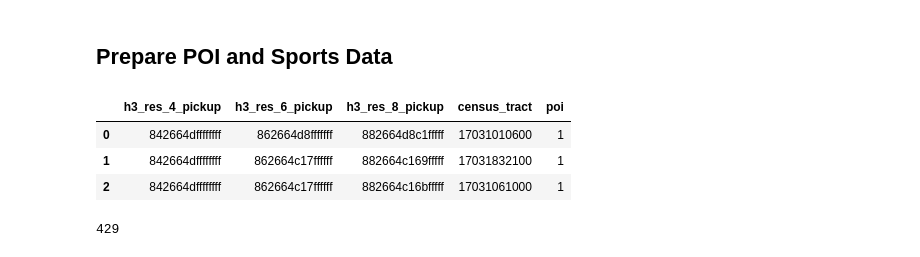
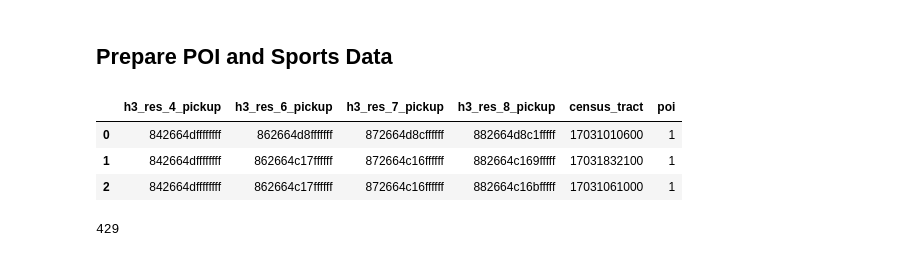
Before and after one commit to ltempfli/AAA-AIbertus-Magnus, a Jupyter notebook: tasks/01_Data_Preparation.ipynb, the cells around one changed output. Drawn from its saved outputs; the diff is of its cells as text; code cells hidden in the pictures.

```diff
--- a/tasks/01_Data_Preparation.ipynb
+++ b/tasks/01_Data_Preparation.ipynb
@@ -90,7 +70,7 @@ sports_data = pd.read_csv(r'../data/sports_data.csv',
                           index_col=None)
 # %%
 poi_data = pd.read_csv(r'../data/poi_data.csv',
-                        usecols={'h3_res_4', 'h3_res_6','h3_res_8','census_tract'},
+                        usecols={'h3_res_4', 'h3_res_6','h3_res_7','h3_res_8','census_tract'},
                         dtype={'census_tract': 'str'},
                         index_col=None)
 # %%
@@ -312,15 +299,16 @@ plt.show()
 # %%
 poi_data['poi'] =1
 poi_data=poi_data.rename(columns={'h3_res_8' : 'h3_res_8_pickup',
+                                  'h3_res_7' : 'h3_res_7_pickup',
                                   'h3_res_6' : 'h3_res_6_pickup',
                                   'h3_res_4' : 'h3_res_4_pickup',
                                  })
 poi_data.head(3)
 # %% [output]
-|  | h3_res_4_pickup | h3_res_6_pickup | h3_res_8_pickup | census_tract | poi |
-| 0 | 842664dffffffff | 862664d8fffffff | 882664d8c1fffff | 17031010600 | 1 |
-| 1 | 842664dffffffff | 862664c17ffffff | 882664c169fffff | 17031832100 | 1 |
-| 2 | 842664dffffffff | 862664c17ffffff | 882664c16bfffff | 17031061000 | 1 |
+|  | h3_res_4_pickup | h3_res_6_pickup | h3_res_7_pickup | h3_res_8_pickup | census_tract | poi |
+| 0 | 842664dffffffff | 862664d8fffffff | 872664d8cffffff | 882664d8c1fffff | 17031010600 | 1 |
+| 1 | 842664dffffffff | 862664c17ffffff | 872664c16ffffff | 882664c169fffff | 17031832100 | 1 |
+| 2 | 842664dffffffff | 862664c17ffffff | 872664c16ffffff | 882664c16bfffff | 17031061000 | 1 |
 # %%
 poi_data_h3_res_8 = poi_data[['h3_res_8_pickup','poi']].groupby('h3_res_8_pickup', as_index=False).sum()
 poi_data_h3_res_8 = poi_data_h3_res_8.rename(columns={'poi' : 'poi_h3_res_8'})
```
Also changed, not shown: parts of 62 cells of this notebook, 4 other files.
